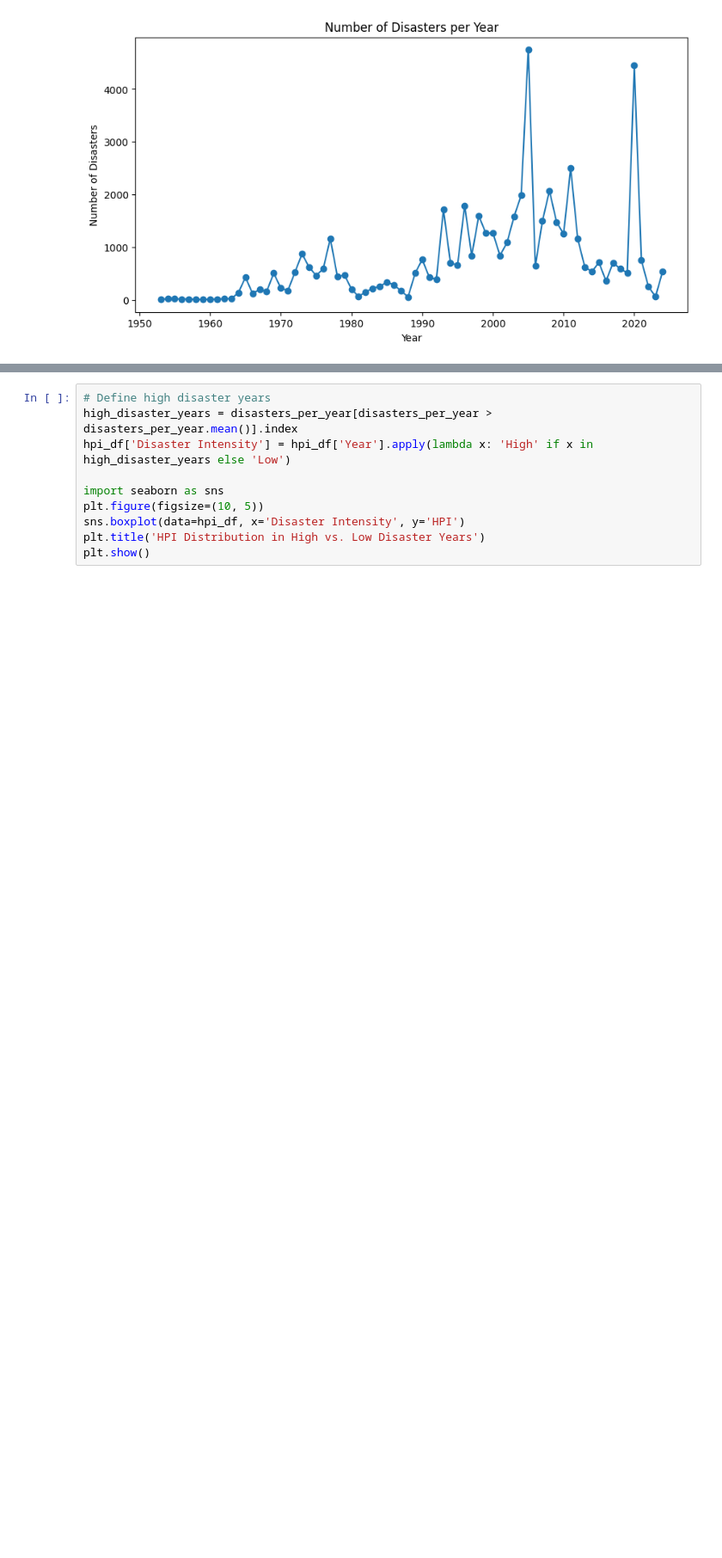
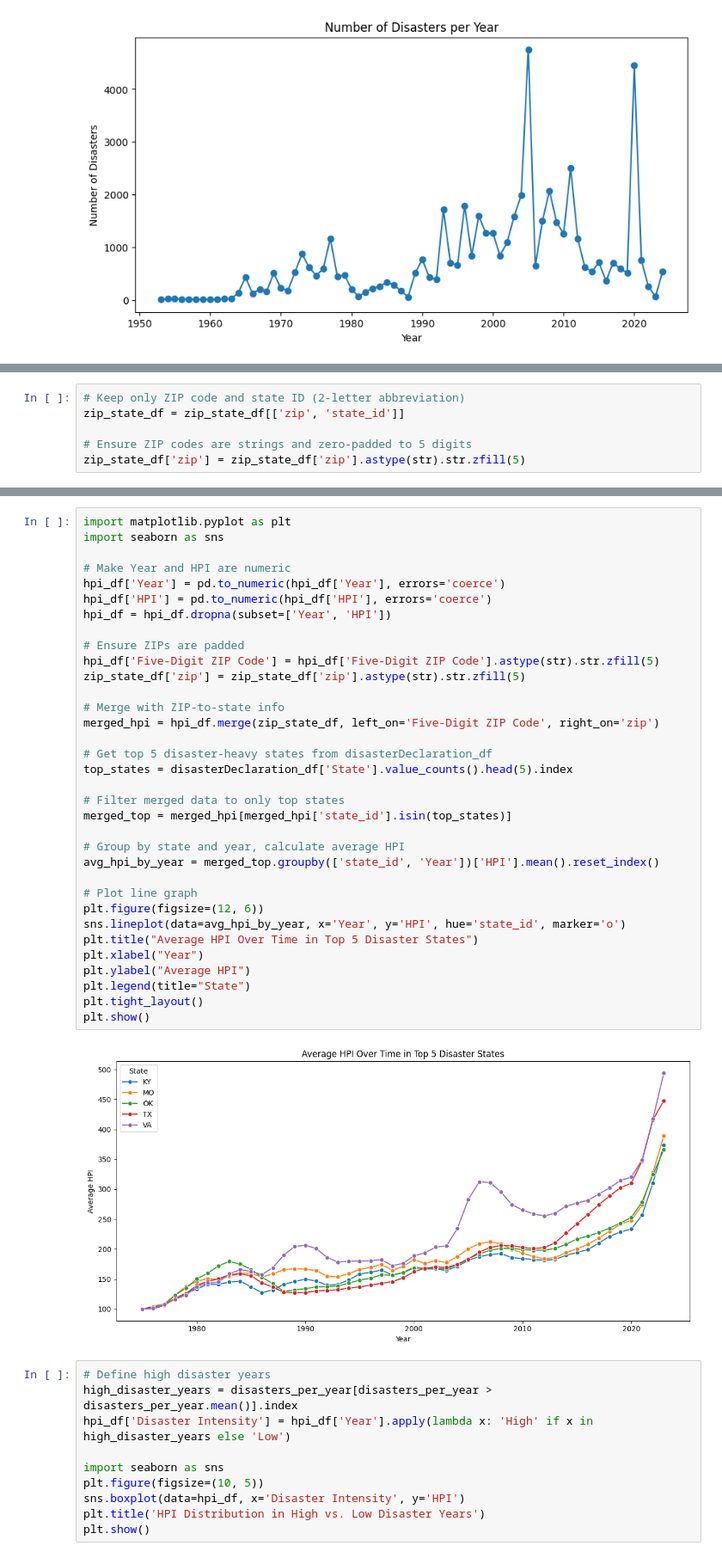
Before and after one commit to sofiadellarosa/FinalProjectDS, a Jupyter notebook: DSproject.ipynb, the cells around one changed output, grey strips where cells are left out. Shown: that part at 86% size. Saved outputs shown, nothing was run; the diff lists cells and outputs as text; blank space fills up the shorter version.

```diff
--- a/DSproject.ipynb
+++ b/DSproject.ipynb
@@ -401,0 +431,6 @@ plt.show()
+# %%
+# Keep only ZIP code and state ID (2-letter abbreviation)
+zip_state_df = zip_state_df[['zip', 'state_id']]
+
+# Ensure ZIP codes are strings and zero-padded to 5 digits
+zip_state_df['zip'] = zip_state_df['zip'].astype(str).str.zfill(5)
@@ -402,3 +458,39 @@ plt.show()
+# %%
+import matplotlib.pyplot as plt
+import seaborn as sns
+
+# Make Year and HPI are numeric
+hpi_df['Year'] = pd.to_numeric(hpi_df['Year'], errors='coerce')
+hpi_df['HPI'] = pd.to_numeric(hpi_df['HPI'], errors='coerce')
+hpi_df = hpi_df.dropna(subset=['Year', 'HPI'])
+
+# Ensure ZIPs are padded
+hpi_df['Five-Digit ZIP Code'] = hpi_df['Five-Digit ZIP Code'].astype(str).str.zfill(5)
+zip_state_df['zip'] = zip_state_df['zip'].astype(str).str.zfill(5)
+
+# Merge with ZIP-to-state info
+merged_hpi = hpi_df.merge(zip_state_df, left_on='Five-Digit ZIP Code', right_on='zip')
+
+# Get top 5 disaster-heavy states from disasterDeclaration_df
+top_states = disasterDeclaration_df['State'].value_counts().head(5).index
+
+# Filter merged data to only top states
+merged_top = merged_hpi[merged_hpi['state_id'].isin(top_states)]
+
+# Group by state and year, calculate average HPI
+avg_hpi_by_year = merged_top.groupby(['state_id', 'Year'])['HPI'].mean().reset_index()
+
+# Plot line graph
+plt.figure(figsize=(12, 6))
+sns.lineplot(data=avg_hpi_by_year, x='Year', y='HPI', hue='state_id', marker='o')
+plt.title("Average HPI Over Time in Top 5 Disaster States")
+plt.xlabel("Year")
+plt.ylabel("Average HPI")
+plt.legend(title="State")
+plt.tight_layout()
+plt.show()
+# %% [output]
+[figure, added]
 # %%
 # Define high disaster years
 high_disaster_years = disasters_per_year[disasters_per_year > disasters_per_year.mean()].index
```
Also changed, not shown: parts of 12 cells of this notebook.
